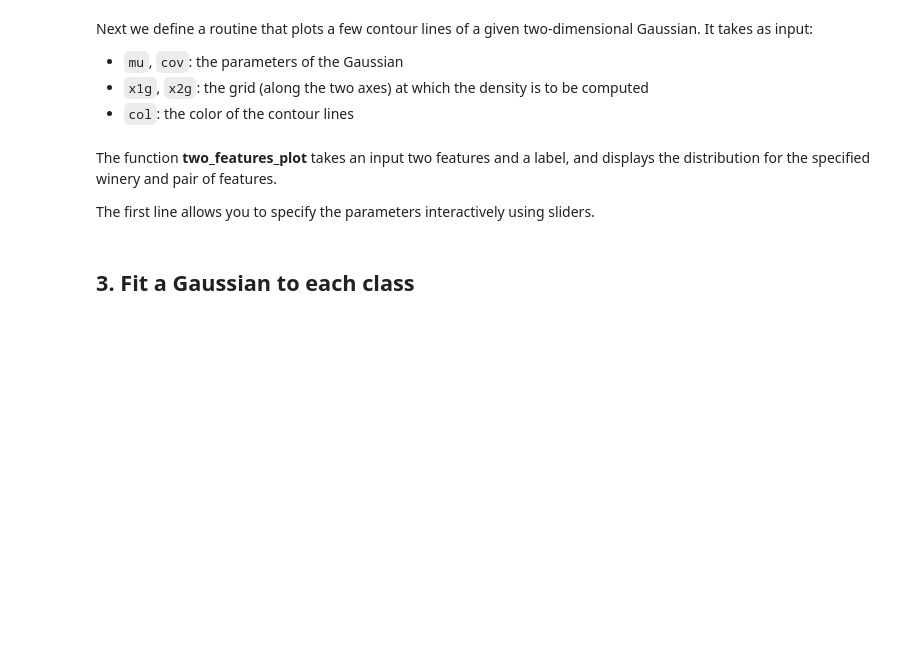
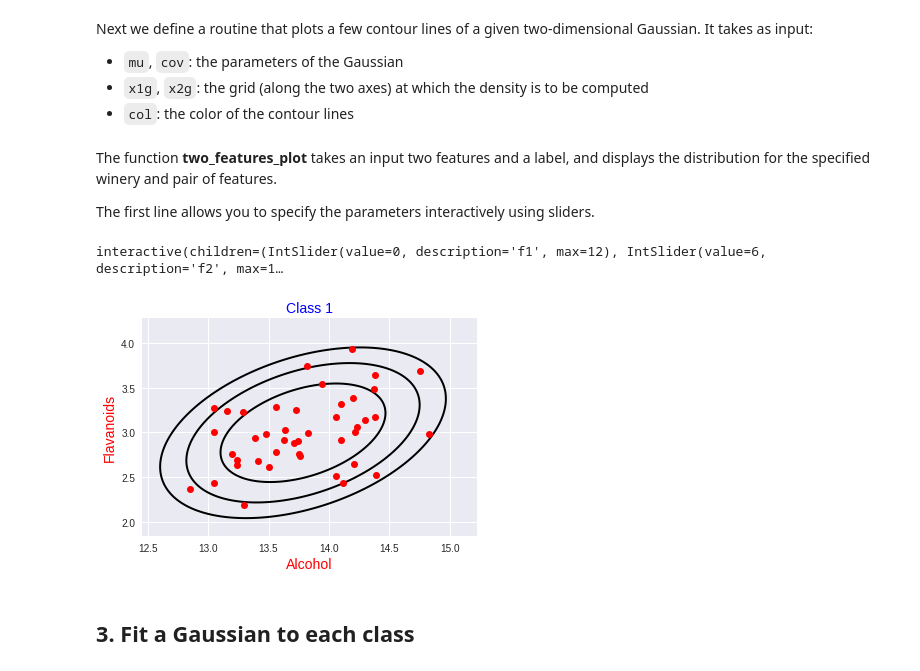
Before and after one commit to vinneenguyen/ucsdx-machine-learning-fundamentals, a Jupyter notebook: Week 02 Generative Modeling I/winery-bivariate/winery-classification-bivariate.ipynb, the cells around one changed output. Saved outputs shown, nothing was run; the diff lists cells and outputs as text; code cells hidden in the pictures; blank space fills up the shorter version.

```diff
--- a/Week 02 Generative Modeling I/winery-bivariate/winery-classification-bivariate.ipynb
+++ b/Week 02 Generative Modeling I/winery-bivariate/winery-classification-bivariate.ipynb
@@ -141,33 +149,38 @@ The first line allows you to specify the parameters interactively using sliders.
 # %%
 @interact_manual( f1=IntSlider(0,0,12,1), f2=IntSlider(6,0,12,1), label=IntSlider(1,1,3,1) )
 def two_features_plot(f1,f2,label):
     if f1 == f2: # we need f1 != f2
-        print "Please choose different features for f1 and f2."
+        print("Please choose different features for f1 and f2.")
         return
 
     # Set up plot
     x1_lower, x1_upper = find_range(trainx[trainy==label,f1])
     x2_lower, x2_upper = find_range(trainx[trainy==label,f2])
     plt.xlim(x1_lower, x1_upper) # limit along x1-axis
     plt.ylim(x2_lower, x2_upper) # limit along x2-axis
 
     # Plot the training points along the two selected features
     plt.plot(trainx[trainy==label, f1], trainx[trainy==label, f2], 'ro')
 
     # Define a grid along each axis; the density will be computed at each grid point
     res = 200 # resolution
     x1g = np.linspace(x1_lower, x1_upper, res)
     x2g = np.linspace(x2_lower, x2_upper, res)
 
     # Now plot a few contour lines of the density
     mu, cov = fit_gaussian(trainx[trainy==label,:], [f1,f2])
     plot_contours(mu, cov, x1g, x2g, 'k')
 
     # Finally, display
     plt.xlabel(featurenames[f1], fontsize=14, color='red')
     plt.ylabel(featurenames[f2], fontsize=14, color='red')
     plt.title('Class ' + str(label), fontsize=14, color='blue')
     plt.show()
+
+two_features_plot(0, 6, 1)
+# %% [output]
+interactive(children=(IntSlider(value=0, description='f1', max=12), IntSlider(value=6, description='f2', max=1…
+[figure, added]
 # %% [markdown]
 ## 3. Fit a Gaussian to each class
 # %% [markdown]
```
Also changed, not shown: parts of 6 cells of this notebook.
